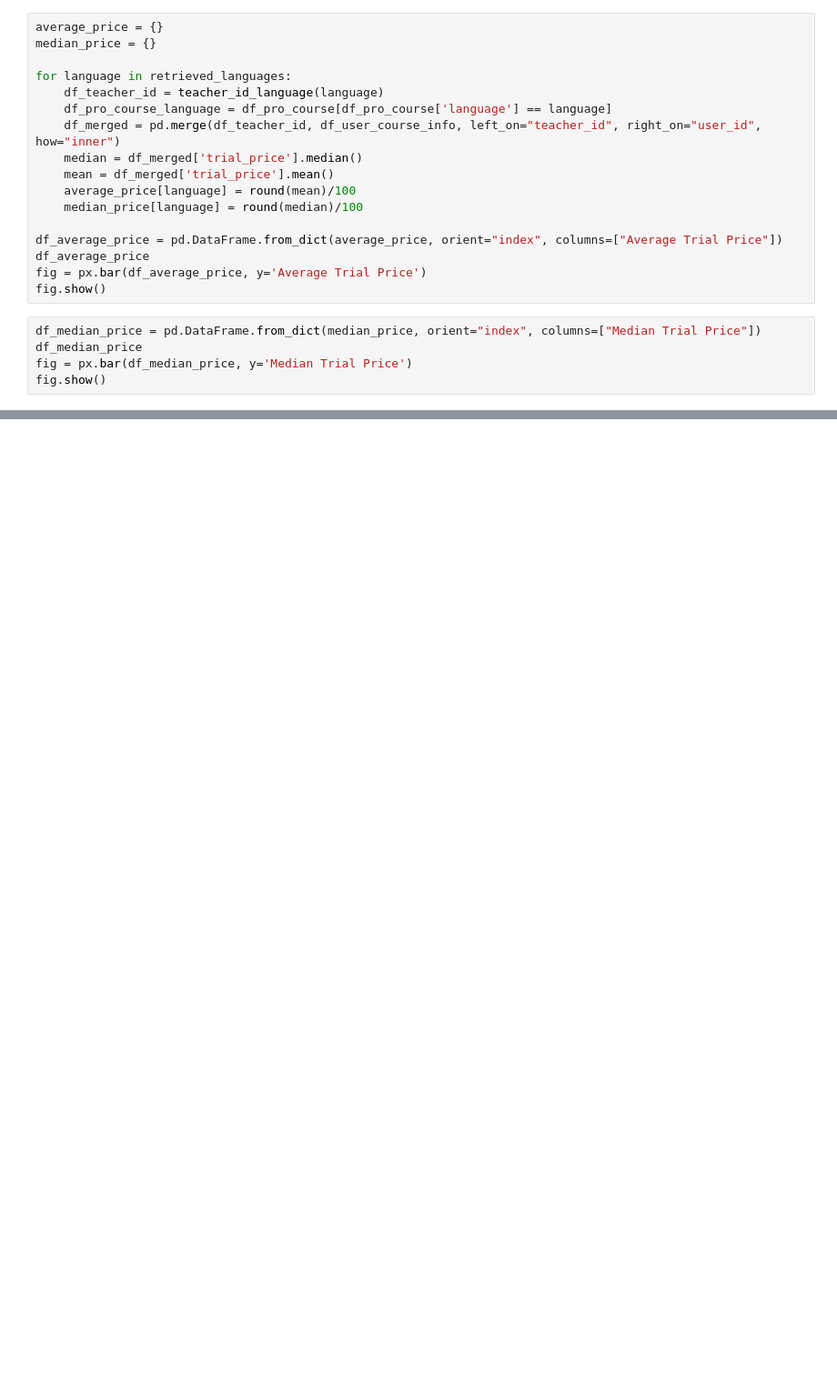
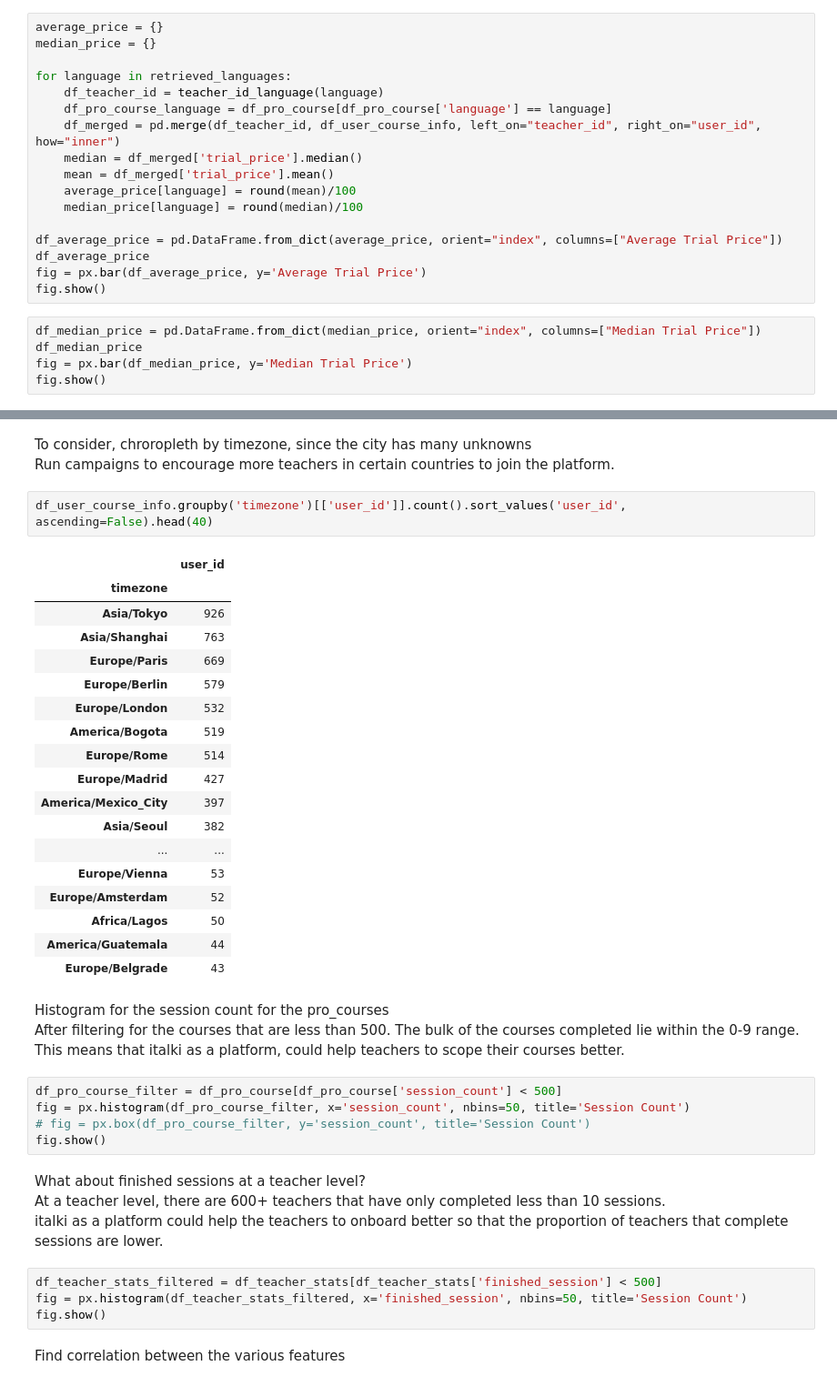
Before and after one commit to ernmin/Project4GA, a Jupyter notebook: EDA/EDA.ipynb, the cells around one changed output, grey strips where cells are left out. Shown at 91% size. Cells and saved outputs as stored; diff of their text form; blank space fills up the shorter version.

```diff
--- a/EDA/EDA.ipynb
+++ b/EDA/EDA.ipynb
@@ -777,0 +888,43 @@ fig.show()
+# %% [markdown]
+To consider, chroropleth by timezone, since the city has many unknowns\
+Run campaigns to encourage more teachers in certain countries to join the platform.
+# %%
+df_user_course_info.groupby('timezone')[['user_id']].count().sort_values('user_id', ascending=False).head(40)
+# %% [output]
+|  | user_id |
+| timezone |  |
+| Asia/Tokyo | 926 |
+| Asia/Shanghai | 763 |
+| Europe/Paris | 669 |
+| Europe/Berlin | 579 |
+| Europe/London | 532 |
+| America/Bogota | 519 |
+| Europe/Rome | 514 |
+| Europe/Madrid | 427 |
+| America/Mexico_City | 397 |
+| Asia/Seoul | 382 |
+| ... | ... |
+| Europe/Vienna | 53 |
+| Europe/Amsterdam | 52 |
+| Africa/Lagos | 50 |
+| America/Guatemala | 44 |
+| Europe/Belgrade | 43 |
+# %% [markdown]
+Histogram for the session count for the pro_courses\
+After filtering for the courses that are less than 500. The bulk of the courses completed lie within the 0-9 range.\
+This means that italki as a platform, could help teachers to scope their courses better.
+# %%
+df_pro_course_filter = df_pro_course[df_pro_course['session_count'] < 500]
+fig = px.histogram(df_pro_course_filter, x='session_count', nbins=50, title='Session Count')
+# fig = px.box(df_pro_course_filter, y='session_count', title='Session Count')
+fig.show()
+# %% [markdown]
+What about finished sessions at a teacher level?\
+At a teacher level, there are 600+ teachers that have only completed less than 10 sessions.\
+italki as a platform could help the teachers to onboard better so that the proportion of teachers that complete sessions are lower.
+# %%
+df_teacher_stats_filtered = df_teacher_stats[df_teacher_stats['finished_session'] < 500]
+fig = px.histogram(df_teacher_stats_filtered, x='finished_session', nbins=50, title='Session Count')
+fig.show()
+# %% [markdown]
+Find correlation between the various features
```
Also changed, not shown: parts of 12 cells of this notebook, 2 other files.
